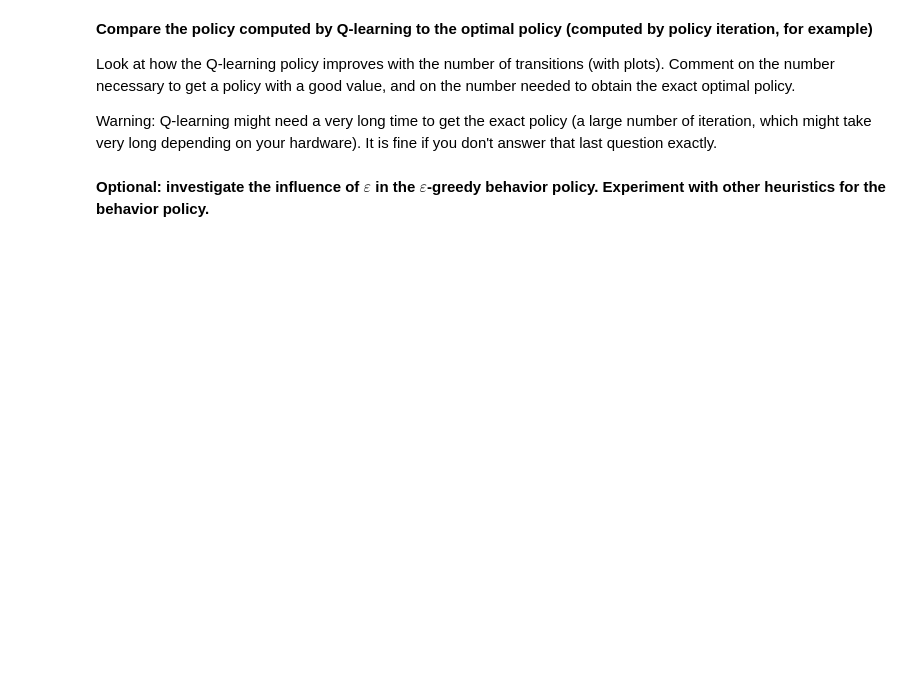
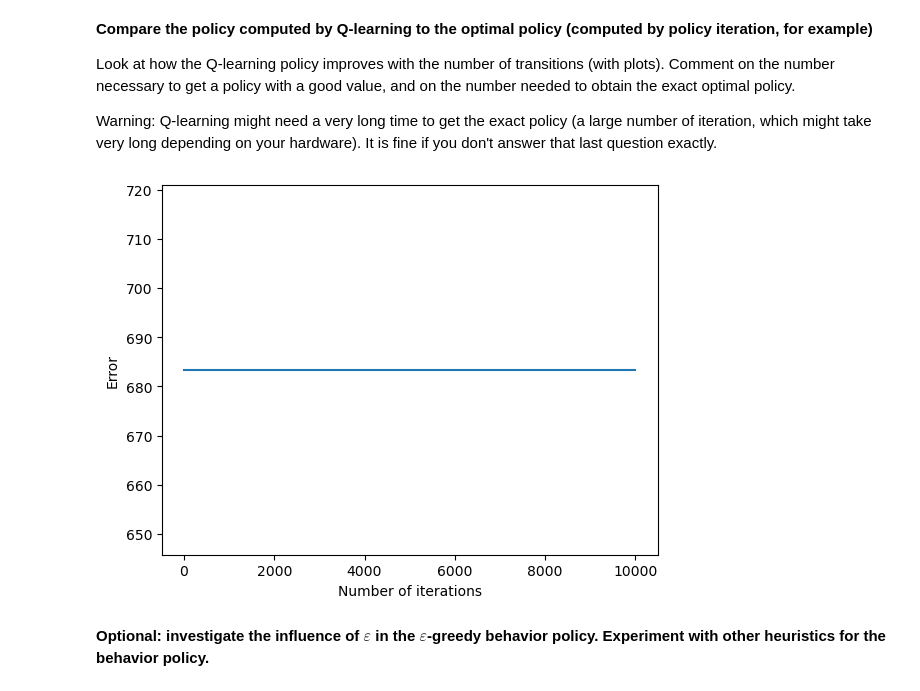
Before and after one commit to benech17/Reinforcement-Learning-SDIA, a Jupyter notebook: TP2/TD0_QLearning.ipynb, the cells around one changed output. Drawn from its saved outputs; the diff is of its cells as text; code cells hidden in the pictures; blank space fills up the shorter version.

```diff
--- a/TP2/TD0_QLearning.ipynb
+++ b/TP2/TD0_QLearning.ipynb
@@ -347,6 +484,12 @@ def TD1(Pi, H, T):  # Pi: policy to be evaluated, H: number of iterations in a t
     for t in range(T):
         s0 = np.random.randint(M+1)
         env = StoreManagement(s0)
-        #TODO: write your code here
+        s = env.state
+        for h in range(H):
+            N[s] += 1
+            action = Pi(s)
+            state, rew, _, _, _ = env.step(action)
+            V[s] = V[s] + 1/np.sqrt(N[s]) * (rew + gamma * V[state] - V[s])
+            s = state
     return(V)
 # %%
@@ -371,7 +574,24 @@ See lecture 3 for a detailed pseudo-code.
 
 Take inspiration from your TD(0) code. For the behavior policy, use $\varepsilon$-greedy: with probability $1 - \varepsilon$, take the greedy(Q) action, and with probability $\varepsilon$, take a random action.
 # %%
-# TODO
+def q_learning(T,q0,eps):
+    Q = q0
+    N = np.zeros((M+1,M+1))
+    s0 = np.random.randint(M+1)
+    env = StoreManagement(s0)
+    s = env.state
+    for t in range(T):
+        if (rd.random() < eps):
+            a = rd.sample(range(M+1),1)[0]
+        else:
+            a = np.argmax(Q[s,:])
+
+        N[s,a] += 1
+
+        state, rew, _, _, _ = env.step(a)
+        Q[s,a] = Q[s,a] + 1/ N[s,a]  * (rew + gamma * np.max(Q[state,:]) - Q[s,a])
+        s = state
+    return(Q)
 # %% [markdown]
 **Compare the policy computed by Q-learning to the optimal policy (computed by policy iteration, for example)**
 
@@ -379,7 +599,21 @@ Look at how the Q-learning policy improves with the number of transitions (with
 
 Warning: Q-learning might need a very long time to get the exact policy (a large number of iteration, which might take very long depending on your hardware). It is fine if you don't answer that last question exactly.
 # %%
-# TODO
+q0 = np.random.rand(M+1,M+1)
+T_list=[10**1,10**2,10**3,10**4]
+
+Q_list=[q_learning(t,q0,0.1) for t in T_list]
+
+Pi_IP, V_IP, nIt_IP = PolicyIteration()
+
+plt.figure()
+plt.plot(T_list,[np.linalg.norm(Q_list[i]-V_IP,ord=np.inf) for i in range(len(T_list))])
+plt.xlabel("Number of iterations")
+plt.ylabel("Error")
+
+plt.show()
+# %% [output]
+[figure, added]
 # %% [markdown]
 **Optional: investigate the influence of $\varepsilon$ in the $\varepsilon$-greedy behavior policy. Experiment with other heuristics for the behavior policy.**
 # %%
```
Also changed, not shown: parts of 8 cells of this notebook.
